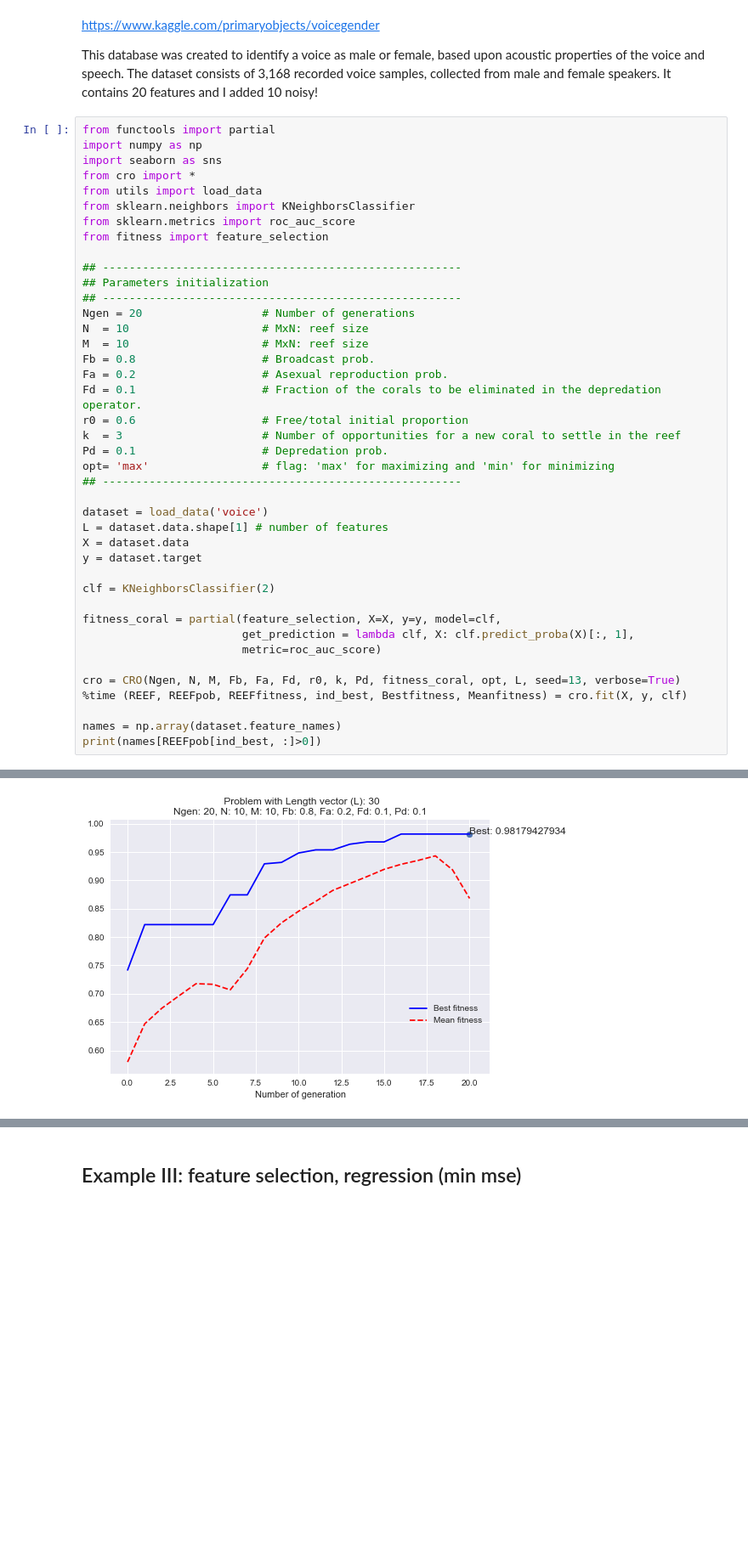
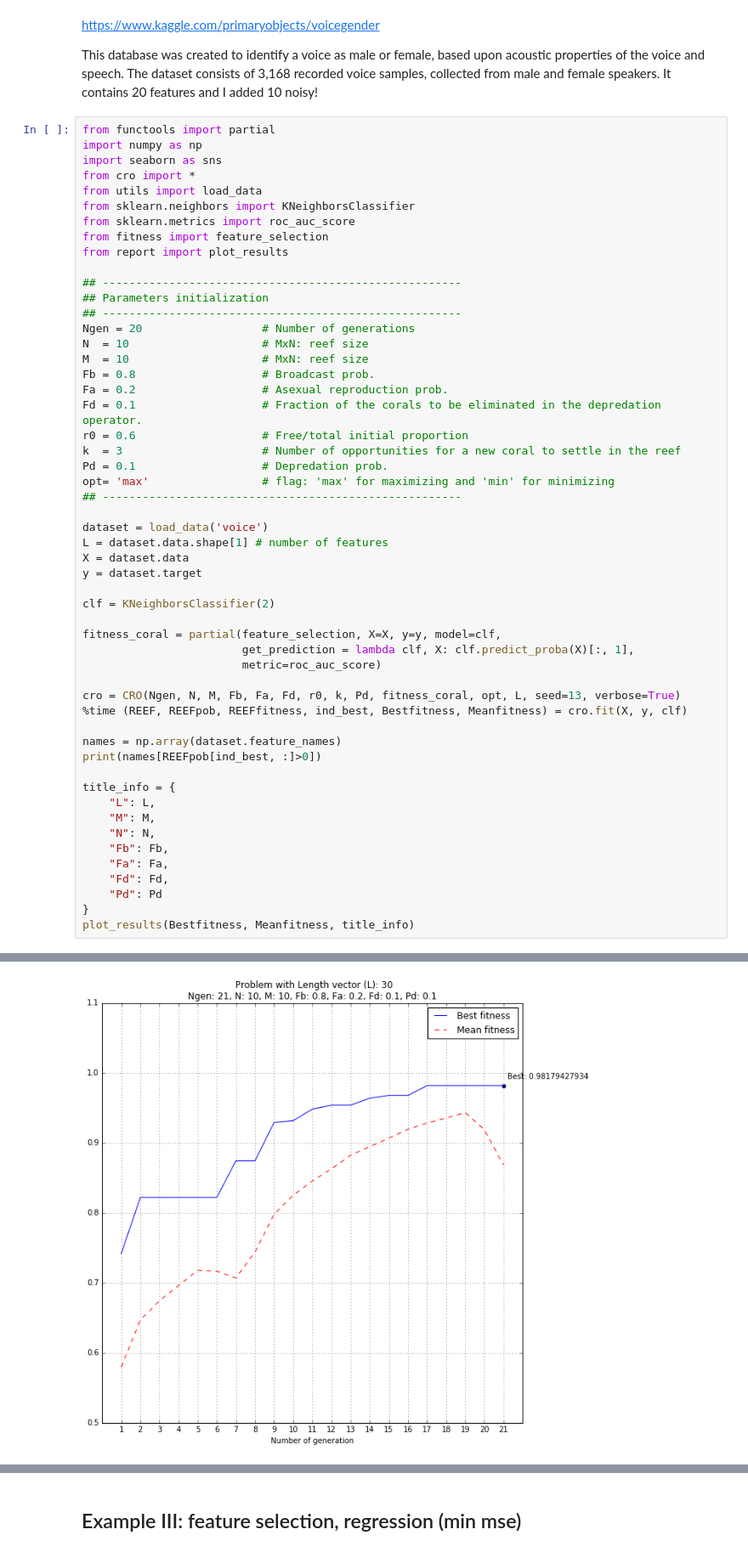
Before and after one commit to VictorPelaez/coral-reef-optimization-algorithm, a Jupyter notebook: cro/test.ipynb, the cells around one changed output, grey strips where cells are left out. Shown at 85% size. Drawn from its saved outputs; the diff is of its cells as text; blank space fills up the shorter version.

```diff
--- a/cro/test.ipynb
+++ b/cro/test.ipynb
@@ -88,6 +117,7 @@ from utils import load_data
 from sklearn.neighbors import KNeighborsClassifier
 from sklearn.metrics import roc_auc_score
 from fitness import feature_selection
+from report import plot_results
 
 ## ------------------------------------------------------
 ## Parameters initialization
@@ -120,4 +150,15 @@ cro = CRO(Ngen, N, M, Fb, Fa, Fd, r0, k, Pd, fitness_coral, opt, L, seed=13, ver
 
 names = np.array(dataset.feature_names)
 print(names[REEFpob[ind_best, :]>0])
+
+title_info = {
+    "L": L,
+    "M": M,
+    "N": N,
+    "Fb": Fb,
+    "Fa": Fa,
+    "Fd": Fd,
+    "Pd": Pd
+}
+plot_results(Bestfitness, Meanfitness, title_info)
 # %% [output]
@@ -134 +176 @@ Best-fitness: 0.98179427934
-[figure, old version]
+[figure, new version]
```
Also changed, not shown: parts of 4 cells of this notebook.
